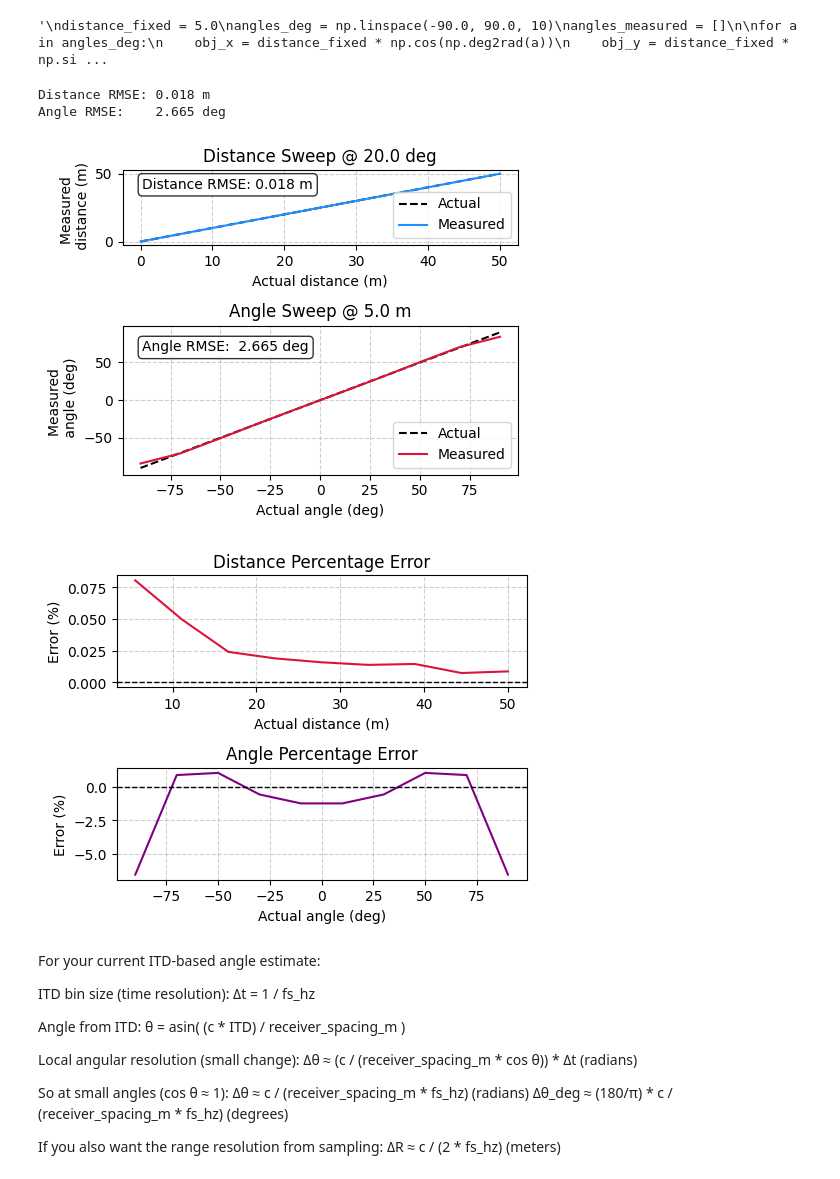
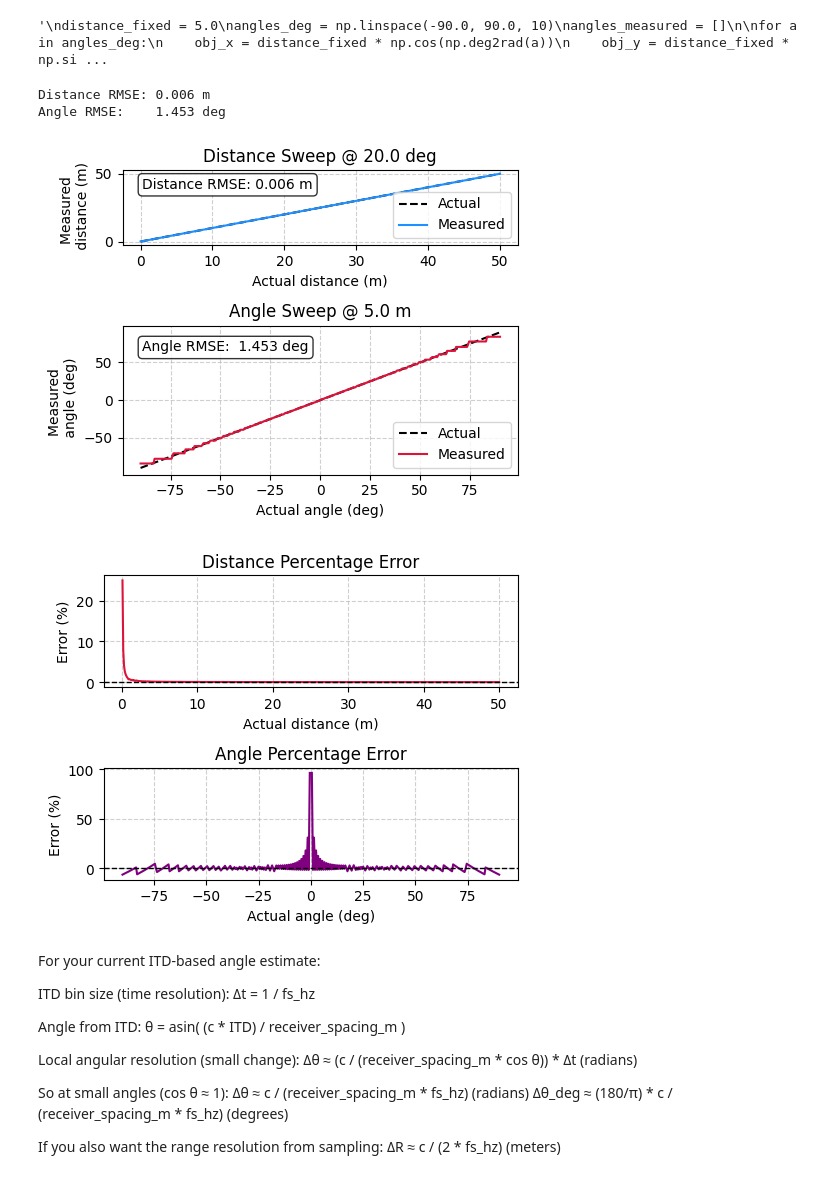
Before and after one commit to jackhenry02/Radar_SNN_2, a Jupyter notebook: notebooks/Delay_neuron_echo_2D_extended.ipynb, the cells around one changed output. Drawn from its saved outputs; the diff is of its cells as text; code cells hidden in the pictures.

```diff
--- a/notebooks/Delay_neuron_echo_2D_extended.ipynb
+++ b/notebooks/Delay_neuron_echo_2D_extended.ipynb
@@ -201,16 +204,17 @@ def run_simulation_step(d, angle_fixed, model_conf, phys_conf, tx_obj, rx_proces
 
 # 2. Setup your data
 angle_deg_fixed = 20.0
-distances = np.linspace(0.0, 50.0, 10)
+distances = np.linspace(0.0, 50.0, 500) # Resolution of 10cm, based on pixel limit of plot
 # %%
 # Using job lib
-# 25s for (0.0, 50.0, 10)
+# 44s for (0.0, 50.0, 10)
+# 25 minutes for (0.0, 50.0, 500)
 
 from joblib import Parallel, delayed
 
 # 3. Run in Parallel
 # n_jobs=-1 uses all available CPU cores
-distances_measured = Parallel(n_jobs=-1)(
+distances_measured = Parallel(n_jobs=4)(
     delayed(run_simulation_step)(
         d,
         angle_deg_fixed,
@@ -276,7 +280,7 @@ def run_angle_step(a, distance_fixed, model_conf, phys_conf, tx_obj, rx_processo
 
 # 2. Setup Data
 distance_fixed = 5.0
-angles_deg = np.linspace(-90.0, 90.0, 10)
+angles_deg = np.linspace(-90.0, 90.0, 361) # 0.5 degree reolution
 # %%
 # Using joblib
 # 25s for (-90.0, 90.0, 10)
@@ -317,40 +322,42 @@ fig, axes = plt.subplots(
 
 
 axes[0].plot(distances, distances, label="Actual", color="black", linestyle="--")
 axes[0].plot(distances, distances_measured, label="Measured", color="dodgerblue")
 axes[0].set_title(f"Distance Sweep @ {angle_deg_fixed:.1f} deg")
-axes[0].set_xlabel("Actual distance (m)")
-axes[0].set_ylabel("Measured \n distance (m)")
+title_size_0 = axes[0].title.get_size()
+axes[0].set_xlabel("Actual distance (m)", fontsize=title_size_0)
+axes[0].set_ylabel("Measured \n distance (m)", fontsize=title_size_0)
 axes[0].grid(True, linestyle="--", alpha=0.6)
 axes[0].legend(loc="lower right")
 
 # Add text box for statistics
 stats_text_1 = f'Distance RMSE: {dist_rmse:.3f} m'
 axes[0].text(0.05, 0.9, stats_text_1, transform=axes[0].transAxes,
          fontsize=10, verticalalignment='top', bbox=dict(boxstyle='round', facecolor='white', alpha=0.8))
 
 
 axes[1].plot(angles_deg, angles_deg, label="Actual", color="black", linestyle="--")
 axes[1].plot(angles_deg, angles_measured, label="Measured", color="crimson")
 axes[1].set_title(f"Angle Sweep @ {distance_fixed:.1f} m")
-axes[1].set_xlabel("Actual angle (deg)")
-axes[1].set_ylabel("Measured \n angle (deg)")
+title_size_1 = axes[1].title.get_size()
+axes[1].set_xlabel("Actual angle (deg)", fontsize=title_size_1)
+axes[1].set_ylabel("Measured \n angle (deg)", fontsize=title_size_1)
 axes[1].grid(True, linestyle="--", alpha=0.6)
 axes[1].legend(loc="lower right")
 
 
 # Add text box for statistics
 stats_text_2 = f'Angle RMSE:  {angle_rmse:.3f} deg'
 axes[1].text(0.05, 0.9, stats_text_2, transform=axes[1].transAxes,
          fontsize=10, verticalalignment='top', bbox=dict(boxstyle='round', facecolor='white', alpha=0.8))
 
 
 plt.tight_layout()
 plt.show()
 # %% [output]
-Distance RMSE: 0.018 m
-Angle RMSE:    2.665 deg
+Distance RMSE: 0.006 m
+Angle RMSE:    1.453 deg
-[figure, old version]
+[figure, new version]
 # %%
 # Percentage error plots for distance and angle sweeps
 dist_err_pct = (distances_measured - distances) * 100.0 / distances
@@ -375,7 +382,7 @@ axes[1].grid(True, linestyle="--", alpha=0.6)
 plt.tight_layout()
 plt.show()
 # %% [output]
-[figure, old version]
+[figure, new version]
 # %% [markdown]
 For your current ITD‑based angle estimate:
 
```
Also changed, not shown: parts of 2 cells of this notebook, 5 other files.
